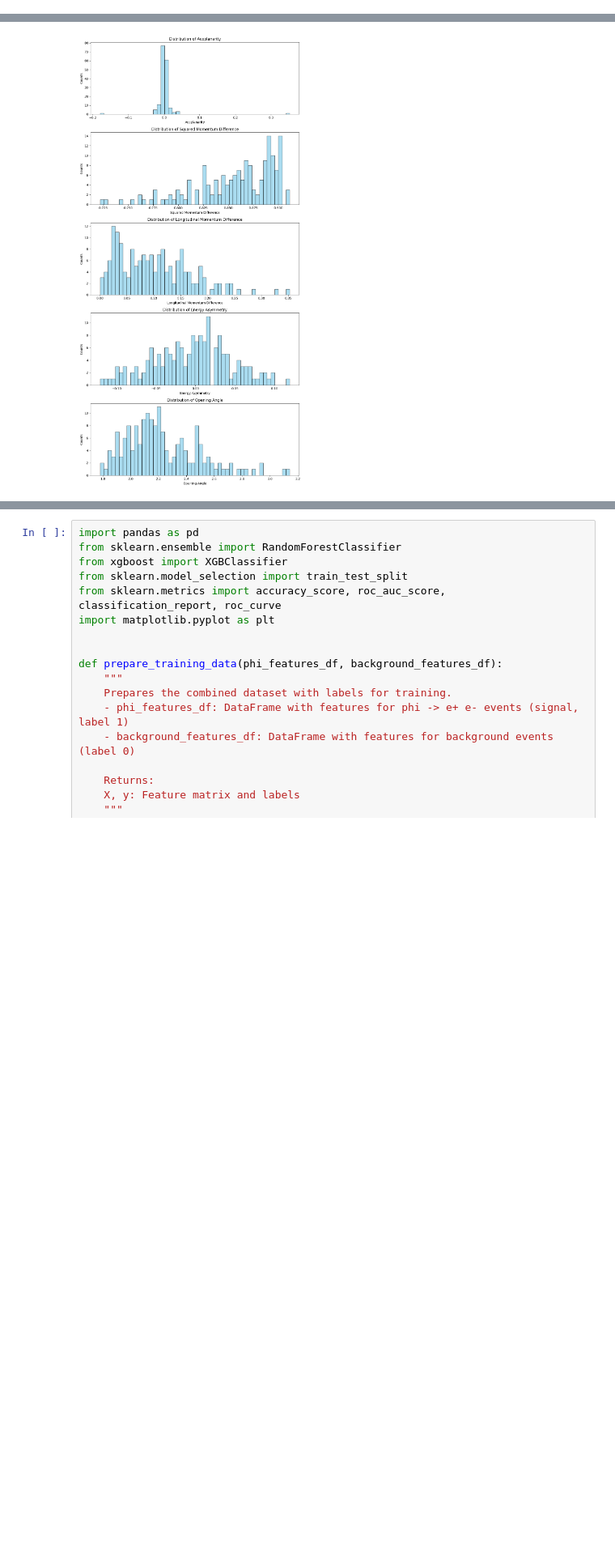
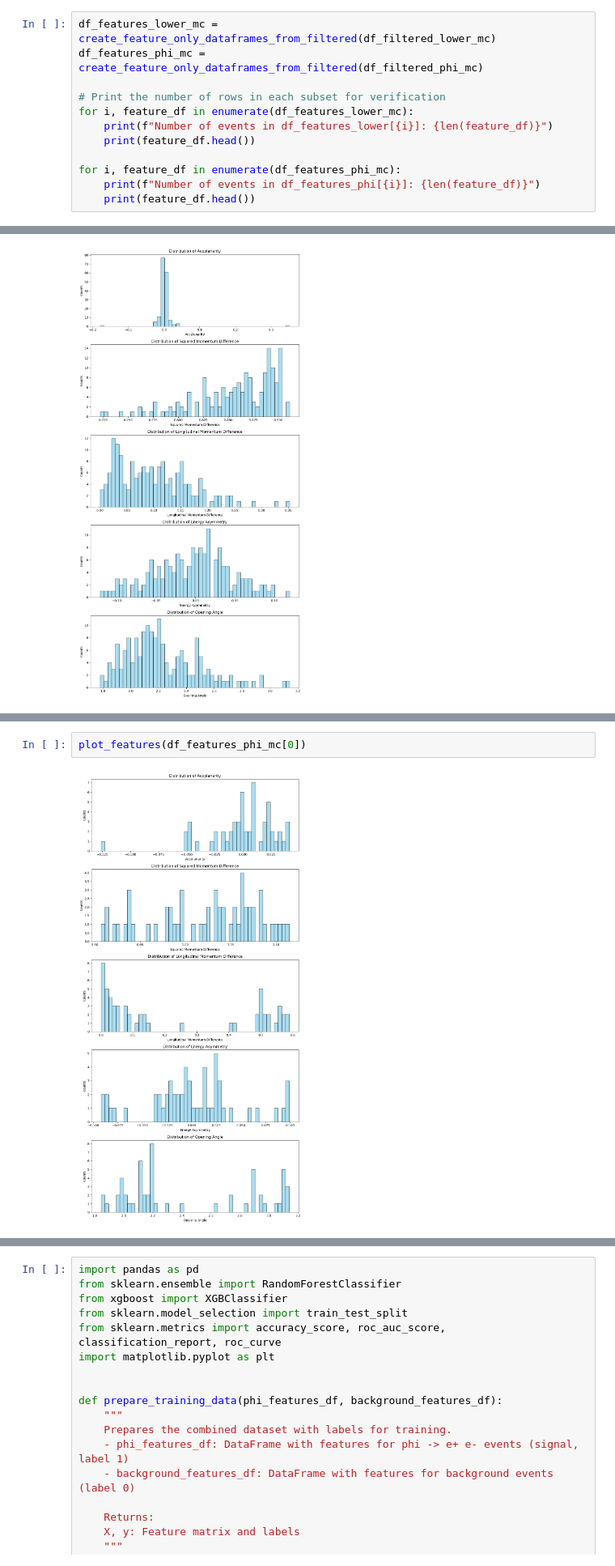
Before and after one commit to siragoni/ML-upc-phi, a Jupyter notebook: running-ALICE-data-V4.ipynb, the cells around one changed output, grey strips where cells are left out. Shown at 81% size. Drawn from its saved outputs; the diff is of its cells as text; blank space fills up the shorter version.

```diff
--- a/running-ALICE-data-V4.ipynb
+++ b/running-ALICE-data-V4.ipynb
@@ -1419,3 +826,15 @@ df_features_phi[1].head()
 | 206 | 0.023464 | -0.012040 | 1.063063 | 0.027227 | 0.006169 | 2.681472 |
 | 269 | 0.004968 | -0.002808 | 1.058361 | 0.448702 | -0.018444 | 3.077524 |
 | 376 | 0.067742 | -0.005741 | 1.095748 | 0.450032 | 0.075423 | 3.117129 |
+# %%
+df_features_lower_mc = create_feature_only_dataframes_from_filtered(df_filtered_lower_mc)
+df_features_phi_mc = create_feature_only_dataframes_from_filtered(df_filtered_phi_mc)
+
+# Print the number of rows in each subset for verification
+for i, feature_df in enumerate(df_features_lower_mc):
+    print(f"Number of events in df_features_lower[{i}]: {len(feature_df)}")
+    print(feature_df.head())
+
+for i, feature_df in enumerate(df_features_phi_mc):
+    print(f"Number of events in df_features_phi[{i}]: {len(feature_df)}")
+    print(feature_df.head())
@@ -1582,0 +1034,4 @@ features_df.head()
+# %%
+plot_features(df_features_phi_mc[0])
+# %% [output]
+[figure, added]
```
Also changed, not shown: parts of 44 cells of this notebook.
